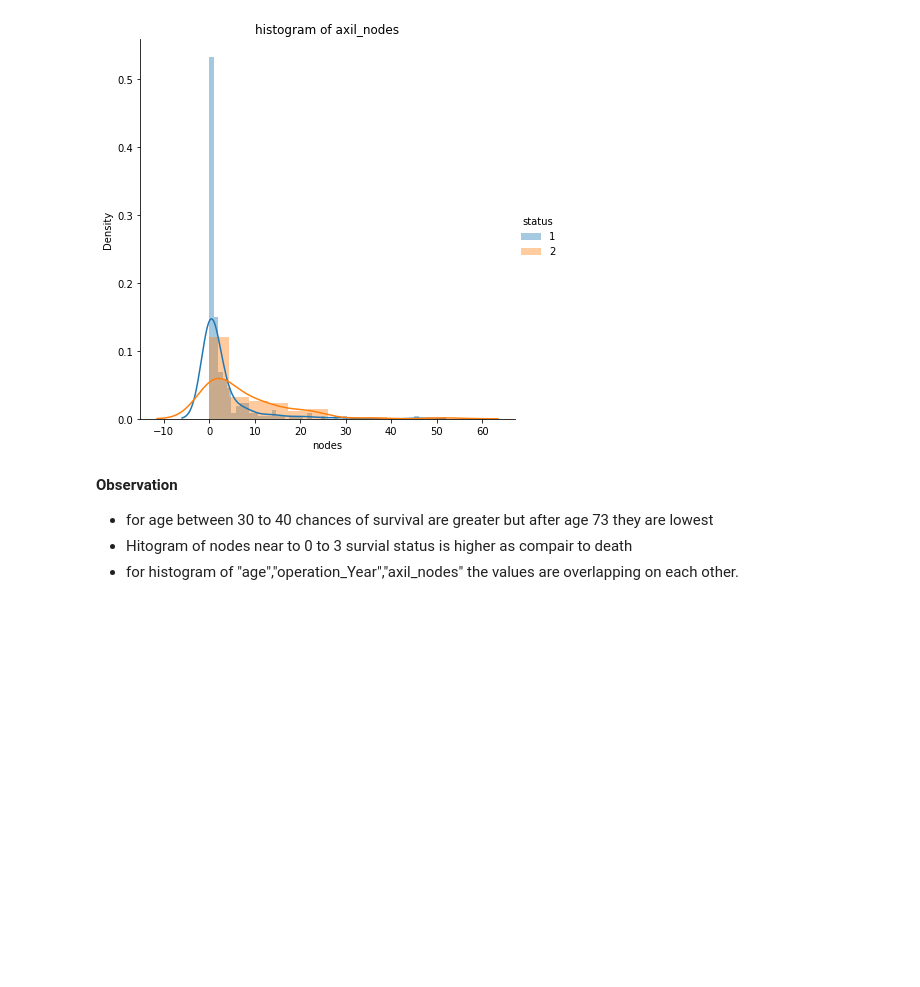
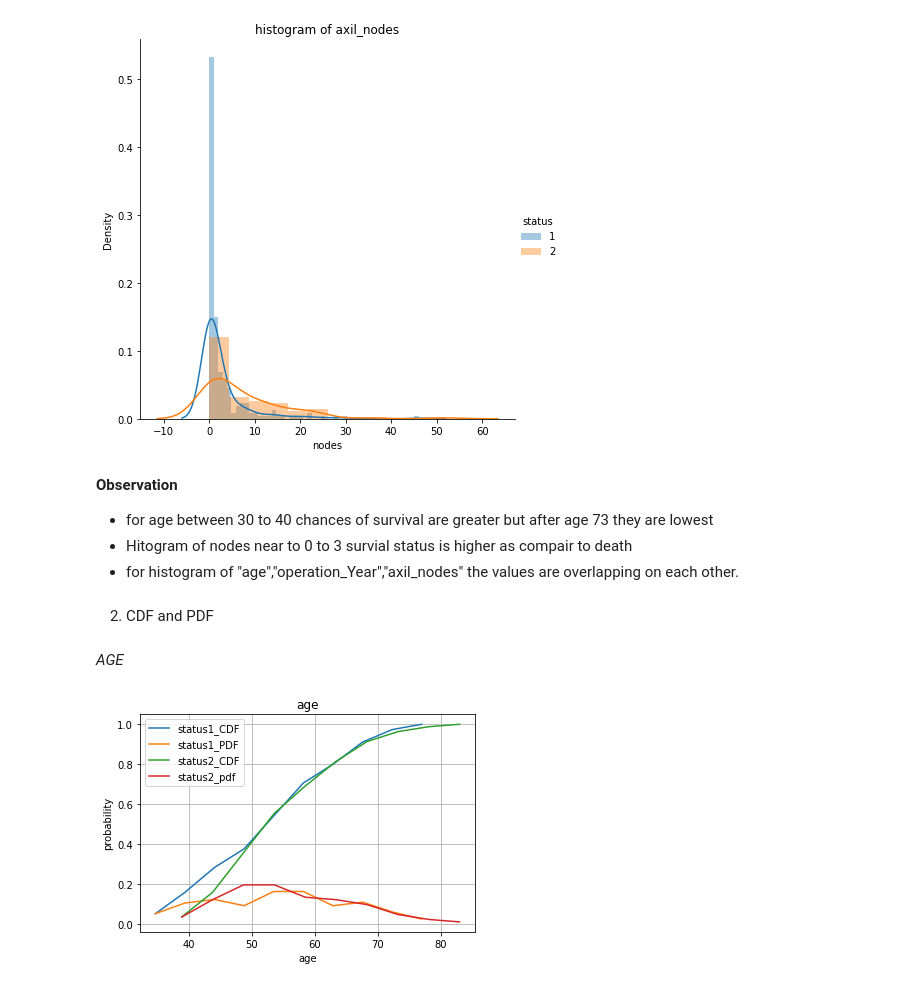
Before and after one commit to MohanVishe/Exploratory-Data-Analysis----Haberman-Dataset, a Jupyter notebook: Haberman_Data_Analysis_Individual_Project.ipynb, the cells around one changed output. Drawn from its saved outputs; the diff is of its cells as text; code cells hidden in the pictures; blank space fills up the shorter version.

```diff
--- a/Haberman_Data_Analysis_Individual_Project.ipynb
+++ b/Haberman_Data_Analysis_Individual_Project.ipynb
@@ -173,3 +179,33 @@ Text(0.5, 1.0, 'histogram of axil_nodes')
   - for age between 30 to 40 chances of survival are greater but after age 73 they are lowest
   - Hitogram of nodes near to 0 to 3 survial status is higher as compair to death
   - for histogram of "age","operation_Year","axil_nodes" the values are overlapping on each other.
+# %% [markdown]
+2. CDF and PDF
+# %% [markdown]
+*AGE*
+# %%
+status1=df[df["status"]==1]
+status2=df[df["status"]==2]
+
+
+
+counts,bin_edges=np.histogram(status1["age"],bins=10,density= True) #print(counts,bin_edges)
+pdf=counts/sum(counts)  #print(pdf)
+cdf=np.cumsum(pdf)
+plt.plot(bin_edges[1:],cdf,label="status1_CDF")
+plt.plot(bin_edges[1:],pdf,label="status1_PDF")
+
+
+counts,bin_edges=np.histogram(status2["age"],bins=10,density=True)
+pdf=counts/sum(counts)
+cdf=np.cumsum(pdf)
+plt.plot(bin_edges[1:],cdf,label="status2_CDF")
+plt.plot(bin_edges[1:],pdf,label="status2_pdf")
+plt.legend()
+plt.xlabel("age")
+plt.ylabel("probability")
+plt.grid()
+plt.title("age")
+plt.show()
+# %% [output]
+[figure, added]
```
Also changed, not shown: parts of 3 cells of this notebook.
